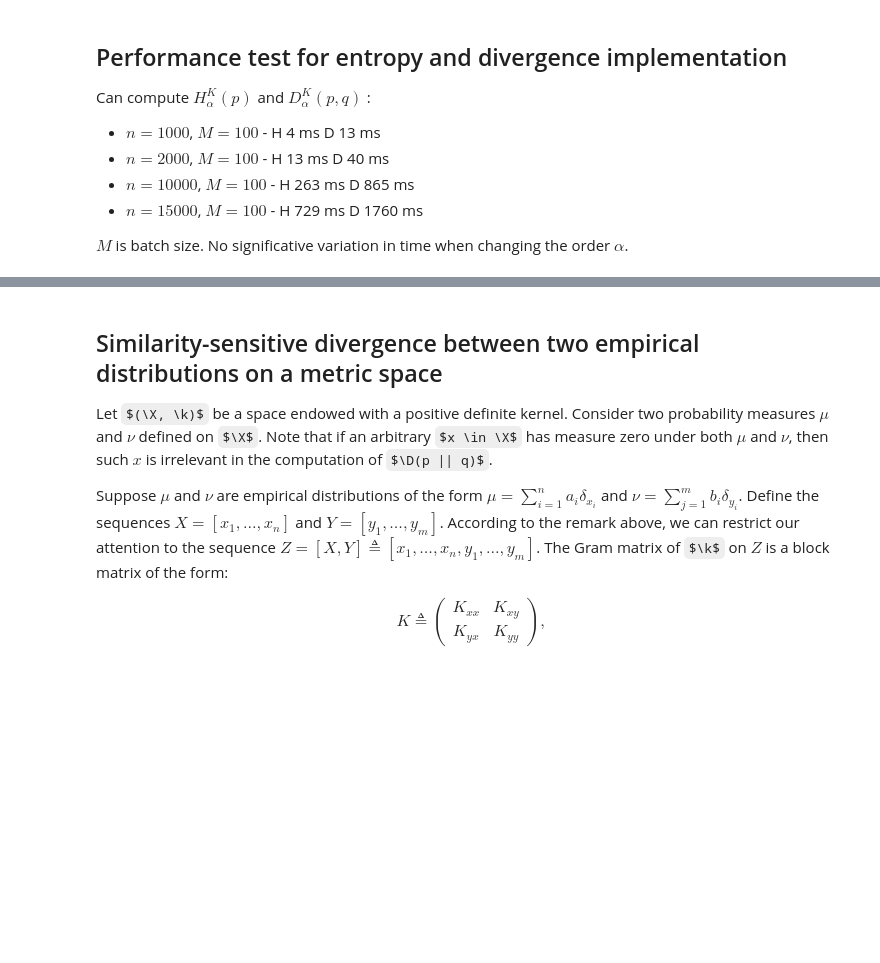
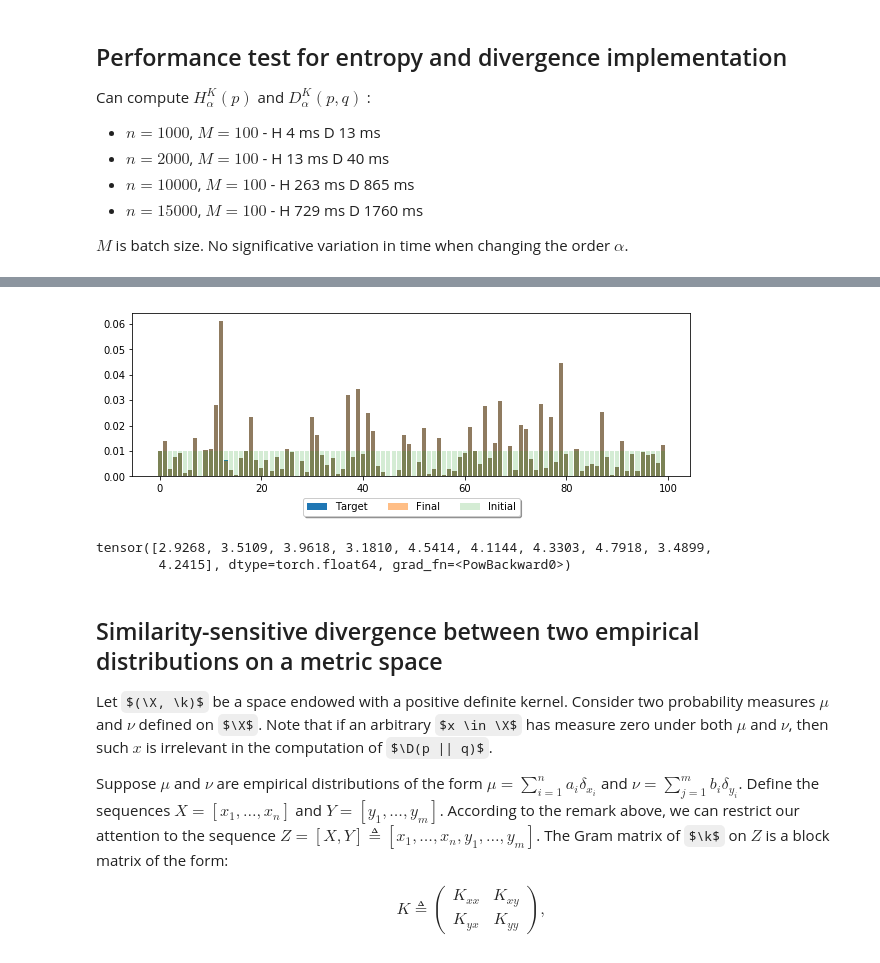
Before and after one commit to gallego-posada/gait, a Jupyter notebook: metric_it.ipynb, the cells around one changed output, grey strips where cells are left out. Drawn from its saved outputs; the diff is of its cells as text; code cells hidden in the pictures; some formulas as TeX source; blank space fills up the shorter version.

```diff
--- a/metric_it.ipynb
+++ b/metric_it.ipynb
@@ -218,3 +267,17 @@ Wall time: 3.77 ms
+# %%
+plt.figure(figsize=(10, 3))
+plt.bar(range(n), q.data.numpy().squeeze(), label='Target')
+plt.bar(range(n), final_p, alpha=0.5, label='Final')
+plt.bar(range(n), orig_p.data.numpy().squeeze(), alpha=0.2, label='Initial')
+plt.legend(loc='upper center', bbox_to_anchor=(0.5, -0.1), fancybox=True, shadow=True, ncol=3)
+plt.show()
+# %% [output]
+[figure, added]
+# %%
+renyi.mink_sim_divergence(K, p, q, alpha=5)
+# %% [output]
+tensor([2.9268, 3.5109, 3.9618, 3.1810, 4.5414, 4.1144, 4.3303, 4.7918, 3.4899,
+        4.2415], dtype=torch.float64, grad_fn=<PowBackward0>)
 # %% [markdown]
 ## Similarity-sensitive divergence between two empirical distributions on a metric space
 
```
Also changed, not shown: parts of 9 cells of this notebook, 1 other file.
